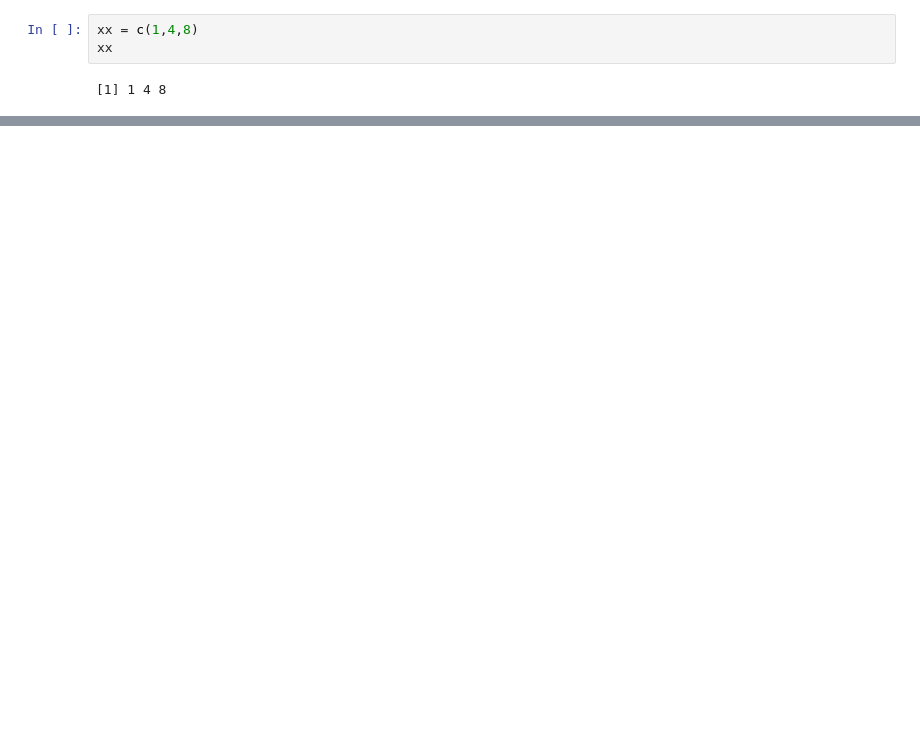
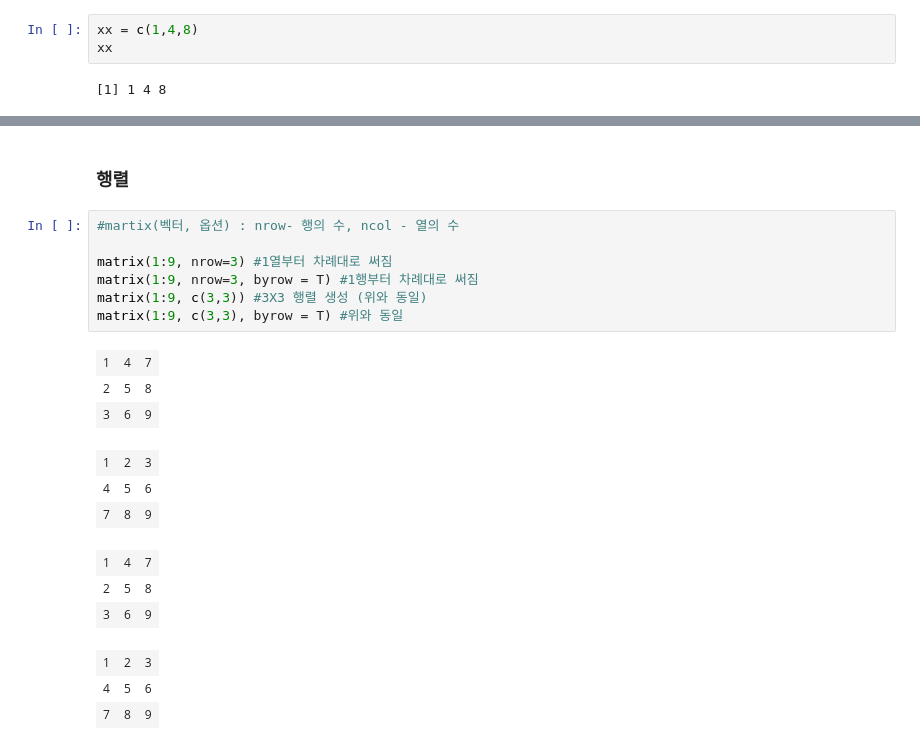
Before and after one commit to jeongmin1229/R_Data, a Jupyter notebook: 02 자료 구조.ipynb, the cells around one changed output, grey strips where cells are left out. Cells and saved outputs as stored; diff of their text form; blank space fills up the shorter version.

```diff
--- a/02 자료 구조.ipynb
+++ b/02 자료 구조.ipynb
@@ -1017,0 +395,22 @@ pp4
+# %% [markdown]
+### 행렬
+# %%
+#martix(벡터, 옵션) : nrow- 행의 수, ncol - 열의 수
+
+matrix(1:9, nrow=3) #1열부터 차례대로 써짐
+matrix(1:9, nrow=3, byrow = T) #1행부터 차례대로 써짐
+matrix(1:9, c(3,3)) #3X3 행렬 생성 (위와 동일)
+matrix(1:9, c(3,3), byrow = T) #위와 동일
+# %% [output]
+| 1 | 4 | 7 |
+| 2 | 5 | 8 |
+| 3 | 6 | 9 |
+| 1 | 2 | 3 |
+| 4 | 5 | 6 |
+| 7 | 8 | 9 |
+| 1 | 4 | 7 |
+| 2 | 5 | 8 |
+| 3 | 6 | 9 |
+| 1 | 2 | 3 |
+| 4 | 5 | 6 |
+| 7 | 8 | 9 |
```
Also changed, not shown: parts of 213 cells of this notebook, 12 other files.
